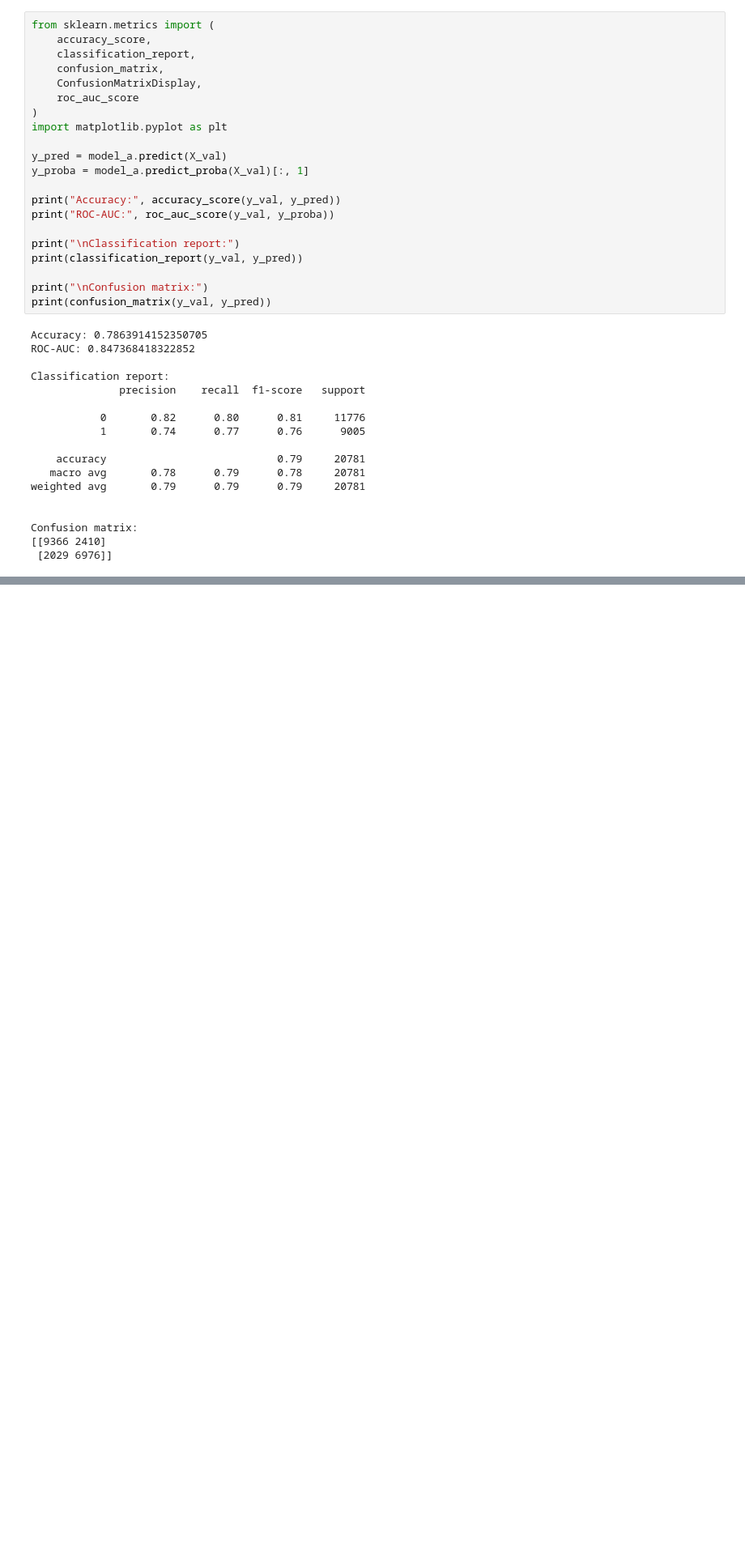
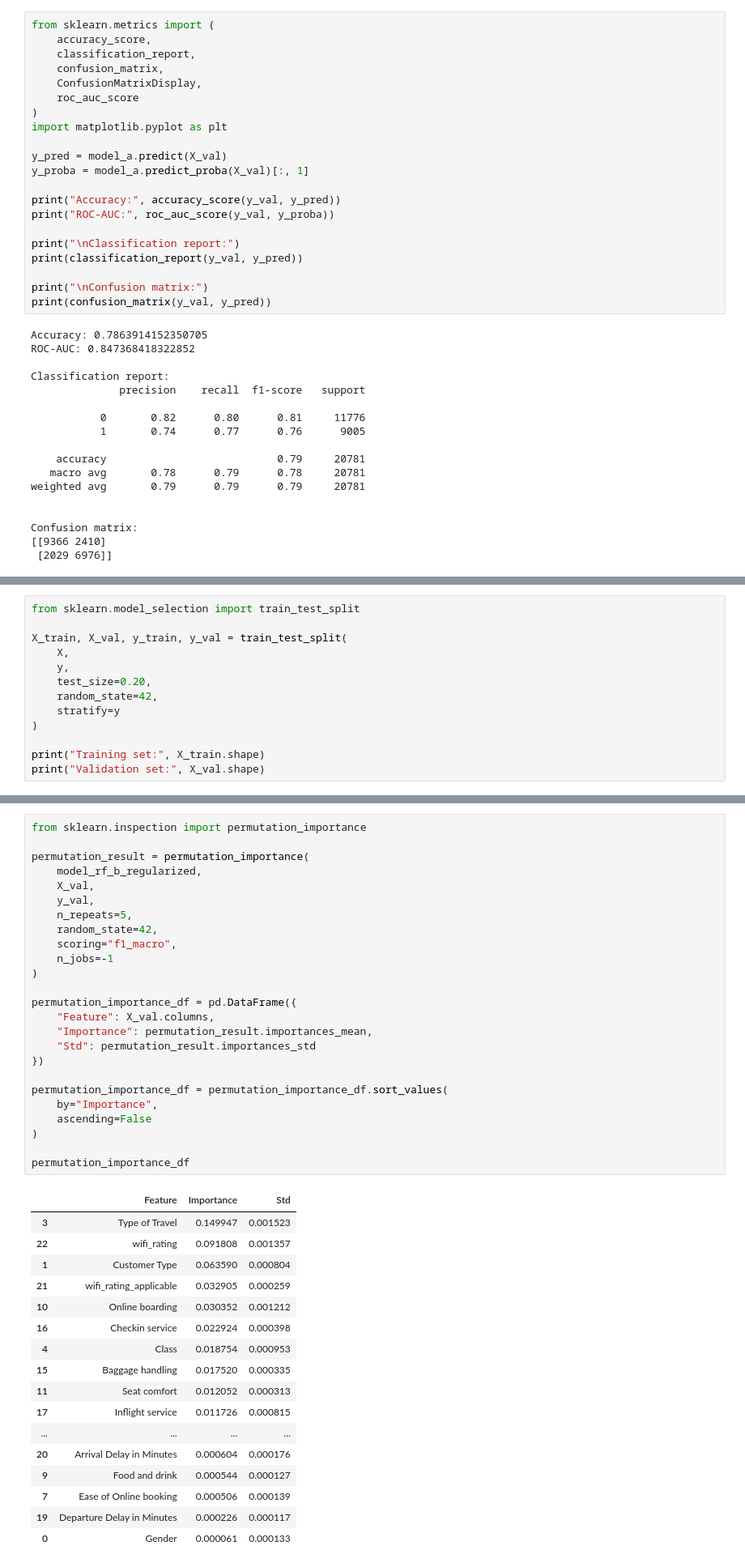
Before and after one commit to namtu06/airline-passenger-satisfaction-analysis, a Jupyter notebook: notebooks/02_predictive_modeling.ipynb, the cells around one changed output, grey strips where cells are left out. Shown at 81% size. Drawn from its saved outputs; the diff is of its cells as text; blank space fills up the shorter version.

Commit message:
finish stage 2, modelling and ML (Random Forest), generate report

```diff
--- a/notebooks/02_predictive_modeling.ipynb
+++ b/notebooks/02_predictive_modeling.ipynb
@@ -248,0 +428,13 @@ Confusion matrix:
+# %%
+from sklearn.model_selection import train_test_split
+
+X_train, X_val, y_train, y_val = train_test_split(
+    X,
+    y,
+    test_size=0.20,
+    random_state=42,
+    stratify=y
+)
+
+print("Training set:", X_train.shape)
+print("Validation set:", X_val.shape)
@@ -248,0 +1093,43 @@ Confusion matrix:
+# %%
+from sklearn.inspection import permutation_importance
+
+permutation_result = permutation_importance(
+    model_rf_b_regularized,
+    X_val,
+    y_val,
+    n_repeats=5,
+    random_state=42,
+    scoring="f1_macro",
+    n_jobs=-1
+)
+
+permutation_importance_df = pd.DataFrame({
+    "Feature": X_val.columns,
+    "Importance": permutation_result.importances_mean,
+    "Std": permutation_result.importances_std
+})
+
+permutation_importance_df = permutation_importance_df.sort_values(
+    by="Importance",
+    ascending=False
+)
+
+permutation_importance_df
+# %% [output]
+|  | Feature | Importance | Std |
+| 3 | Type of Travel | 0.149947 | 0.001523 |
+| 22 | wifi_rating | 0.091808 | 0.001357 |
+| 1 | Customer Type | 0.063590 | 0.000804 |
+| 21 | wifi_rating_applicable | 0.032905 | 0.000259 |
+| 10 | Online boarding | 0.030352 | 0.001212 |
+| 16 | Checkin service | 0.022924 | 0.000398 |
+| 4 | Class | 0.018754 | 0.000953 |
+| 15 | Baggage handling | 0.017520 | 0.000335 |
+| 11 | Seat comfort | 0.012052 | 0.000313 |
+| 17 | Inflight service | 0.011726 | 0.000815 |
+| ... | ... | ... | ... |
+| 20 | Arrival Delay in Minutes | 0.000604 | 0.000176 |
+| 9 | Food and drink | 0.000544 | 0.000127 |
+| 7 | Ease of Online booking | 0.000506 | 0.000139 |
+| 19 | Departure Delay in Minutes | 0.000226 | 0.000117 |
+| 0 | Gender | 0.000061 | 0.000133 |
```
Also changed, not shown: parts of 47 cells of this notebook, 1 other file.
